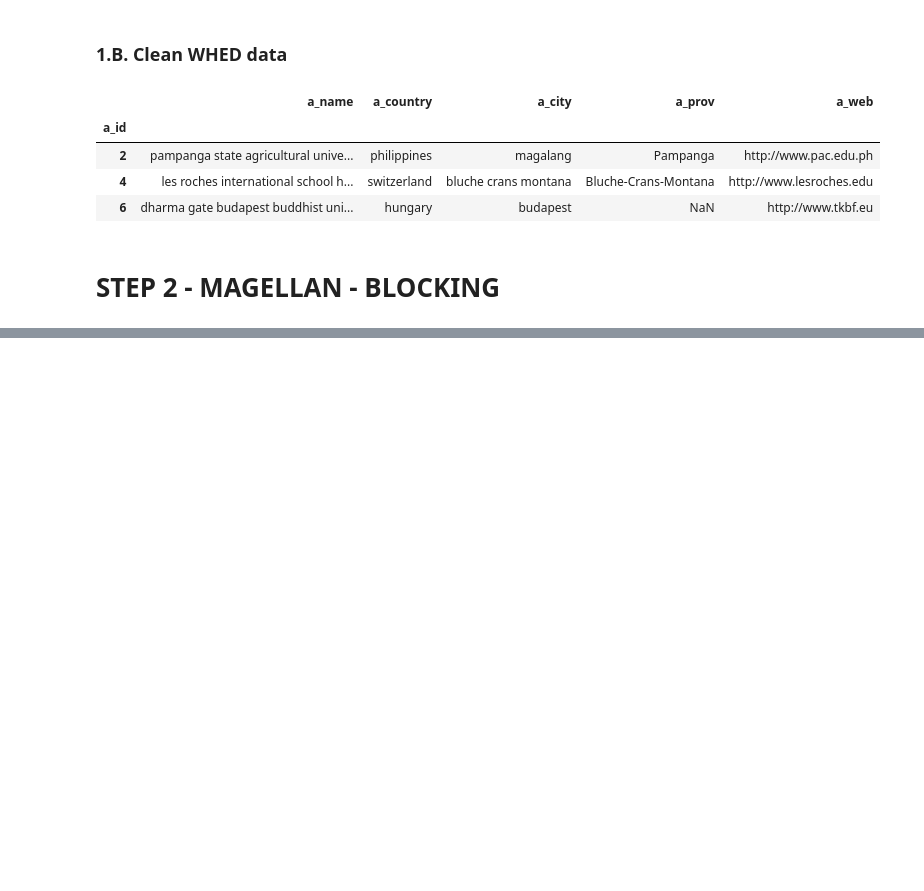
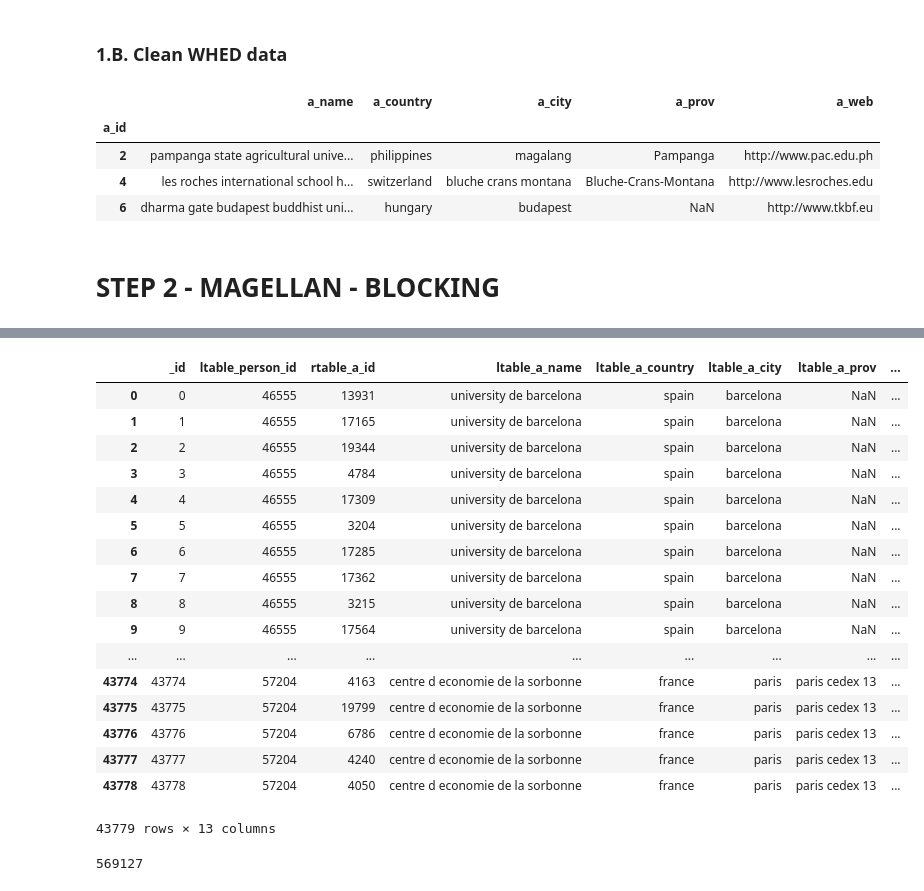
Before and after one commit to TrangHo/cs838-spring2017, a Jupyter notebook: stage3/src/Stage_3.ipynb, the cells around one changed output, grey strips where cells are left out. Drawn from its saved outputs; the diff is of its cells as text; code cells hidden in the pictures; blank space fills up the shorter version.

Commit message:
code with blocking

```diff
--- a/stage3/src/Stage_3.ipynb
+++ b/stage3/src/Stage_3.ipynb
@@ -65,9 +66,9 @@ whed_cleaner.data.head(n=3)
 # STEP 2 - MAGELLAN - BLOCKING
 # %%
 
-A = em.read_csv_metadata(path_to_csv_dir + '_aom.csv', key = csv_headers.AOM_INDEX)
+A = em.read_csv_metadata(path_to_csv_dir + '_aom_cleaned.csv', key = csv_headers.AOM_INDEX)
 print(em.get_key(A))
 
-B = em.read_csv_metadata(path_to_csv_dir + '_whed.csv', key = csv_headers.WHED_INDEX)
+B = em.read_csv_metadata(path_to_csv_dir + '_whed_cleaned.csv', key = csv_headers.WHED_INDEX)
 print(em.get_key(B))
 # %% [output]
@@ -76,5 +77,6 @@ Metadata file is not present in the given path; proceeding to read the csv file.
 person_id
 a_id
 # %%
-sample_A, sample_B = em.down_sample(A, B, size=500, y_param=1)
+# building inverted index based on B
+sample_A, sample_B = em.down_sample(A, B, size=4000, y_param=1)
 # %% [output]
@@ -81,0 +93,26 @@ telfer school management university ottawa
+# %%
+def match_country_prov(ltuple, rtuple):
+#   return True  - if the intention is to drop the pair
+#          False - if the intention is to keep the tuple pair
+    l_country = ltuple['a_country']
+    r_country = rtuple['a_country']
+    l_prov = ltuple['a_prov']
+    r_prov = rtuple['a_prov']
+
+    if l_country != r_country:
+        return True
+    elif l_country == "united states":
+        if l_prov != r_prov:
+            return True
+        else:
+            return False
+    else:
+        return False
+
+def blocking(A, B):
+    bb = em.BlackBoxBlocker()
+    bb.set_black_box_function(match_country_prov)
+    C = bb.block_tables(A, B, l_output_attrs=['a_name','a_country','a_city','a_prov','a_email_server'], r_output_attrs=['a_name','a_country','a_city','a_prov','a_web'] )
+    return C
+
+C = blocking(sample_A, sample_B)
@@ -81,0 +124,25 @@ telfer school management university ottawa
+# %%
+C.head(n = 50000)
+# %% [output]
+|  | _id | ltable_person_id | rtable_a_id | ltable_a_name | ltable_a_country | ltable_a_city | ltable_a_prov | ... |
+| 0 | 0 | 46555 | 13931 | university de barcelona | spain | barcelona | NaN | ... |
+| 1 | 1 | 46555 | 17165 | university de barcelona | spain | barcelona | NaN | ... |
+| 2 | 2 | 46555 | 19344 | university de barcelona | spain | barcelona | NaN | ... |
+| 3 | 3 | 46555 | 4784 | university de barcelona | spain | barcelona | NaN | ... |
+| 4 | 4 | 46555 | 17309 | university de barcelona | spain | barcelona | NaN | ... |
+| 5 | 5 | 46555 | 3204 | university de barcelona | spain | barcelona | NaN | ... |
+| 6 | 6 | 46555 | 17285 | university de barcelona | spain | barcelona | NaN | ... |
+| 7 | 7 | 46555 | 17362 | university de barcelona | spain | barcelona | NaN | ... |
+| 8 | 8 | 46555 | 3215 | university de barcelona | spain | barcelona | NaN | ... |
+| 9 | 9 | 46555 | 17564 | university de barcelona | spain | barcelona | NaN | ... |
+| ... | ... | ... | ... | ... | ... | ... | ... | ... |
+| 43774 | 43774 | 57204 | 4163 | centre d economie de la sorbonne | france | paris | paris cedex 13 | ... |
+| 43775 | 43775 | 57204 | 19799 | centre d economie de la sorbonne | france | paris | paris cedex 13 | ... |
+| 43776 | 43776 | 57204 | 6786 | centre d economie de la sorbonne | france | paris | paris cedex 13 | ... |
+| 43777 | 43777 | 57204 | 4240 | centre d economie de la sorbonne | france | paris | paris cedex 13 | ... |
+| 43778 | 43778 | 57204 | 4050 | centre d economie de la sorbonne | france | paris | paris cedex 13 | ... |
+43779 rows × 13 columns
+# %%
+C.size
+# %% [output]
+569127
```
Also changed, not shown: parts of 6 cells of this notebook.
